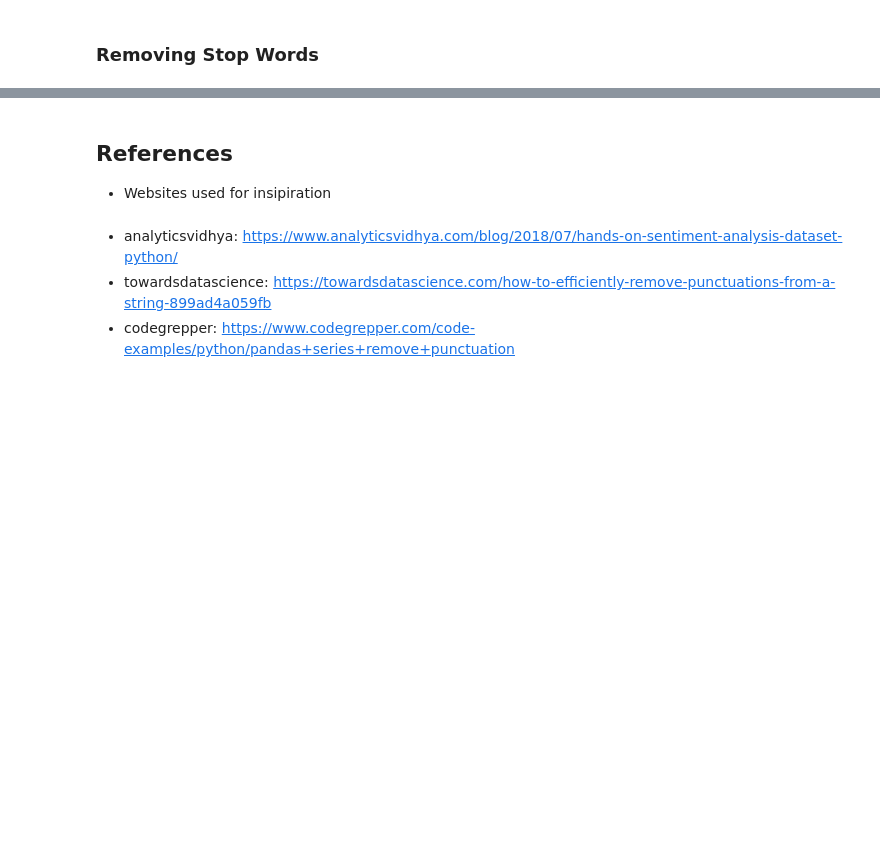
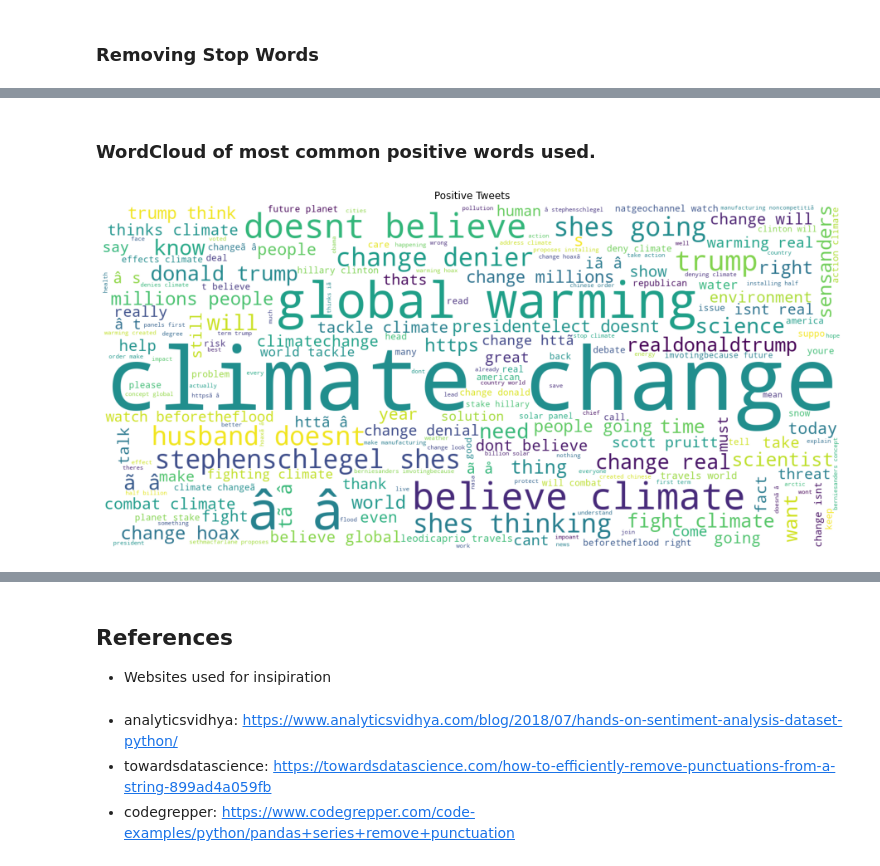
Before and after one commit to isabelomakhanya/classification_ts5, a Jupyter notebook: classification-ts5.ipynb, the cells around one changed output, grey strips where cells are left out. Drawn from its saved outputs; the diff is of its cells as text; code cells hidden in the pictures; blank space fills up the shorter version.

```diff
--- a/classification-ts5.ipynb
+++ b/classification-ts5.ipynb
@@ -201,0 +280,6 @@ train_df.head()
+# %%
+train_df['new_lis'] = train_df['clean_message'].apply(lambda x:str(x).split())
+words = Counter([item for sublist in train_df['new_lis'] for item in sublist])
+new = pd.DataFrame(words.most_common(10))
+new.columns = ['Common_words','count']
+new.style.background_gradient(cmap='Reds')
@@ -201,0 +310,5 @@ train_df.head()
+# %%
+Positive = train_df[train_df['sentiment']=='Positive(1)']
+Negative = train_df[train_df['sentiment']=='Negative(-1)']
+Neutral = train_df[train_df['sentiment']=='Neutral(0)']
+News = train_df[train_df['sentiment']=='News(2)']
@@ -201,0 +449,12 @@ train_df.head()
+# %% [markdown]
+### WordCloud of most common positive words used.
+# %%
+wordcloud = WordCloud(max_font_size=250,background_color='white', width=1500, height=700).generate(' '.join(Positive[Positive['sentiment'] == 'Positive(1)']
+                                          ['clean_message']))
+plt.figure( figsize=(16,10))
+plt.imshow(wordcloud)
+plt.title('Positive Tweets')
+plt.axis("off")
+plt.show()
+# %% [output]
+[figure, added]
```
Also changed, not shown: parts of 89 cells of this notebook, 18 other files.
